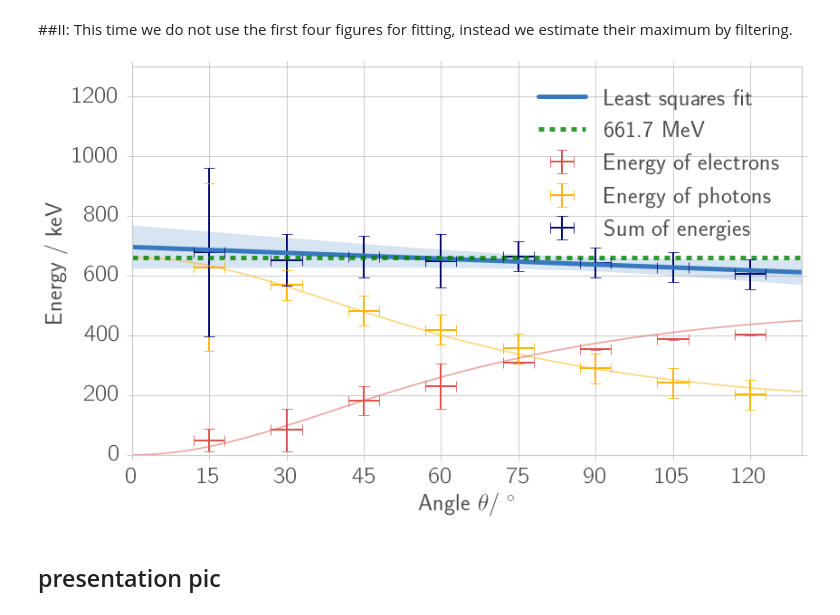
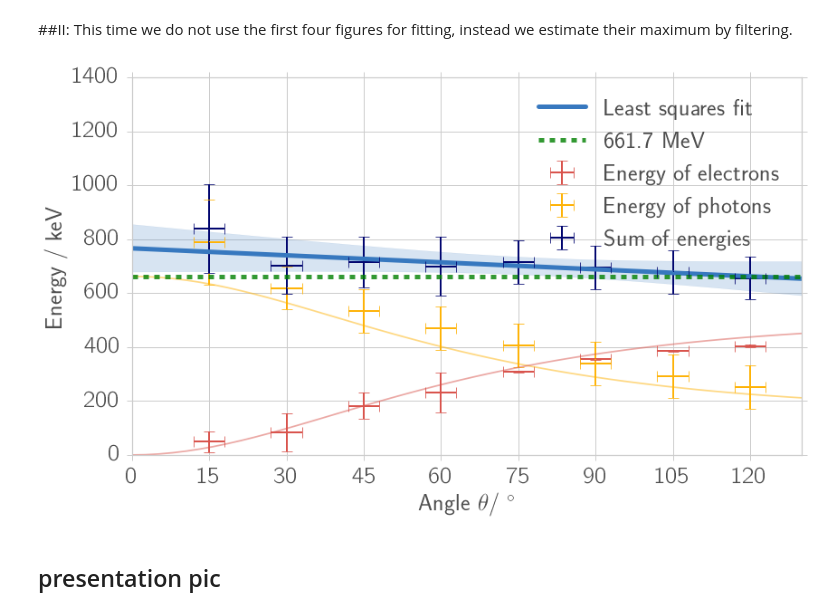
Before and after one commit to Bondzio/fp, a Jupyter notebook: compton/analysis/energy_conservation.ipynb, the cells around one changed output. Cells and saved outputs as stored; diff of their text form; code cells hidden in the pictures.

```diff
--- a/compton/analysis/energy_conservation.ipynb
+++ b/compton/analysis/energy_conservation.ipynb
@@ -715,7 +711,7 @@ measurement time in h:  0.5
 [figure]
 [figure]
 # %%
-c_na[0][1] = uc.ufloat(c_na[0][1].n-80, 200)
+#c_na[0][1] = uc.ufloat(c_na[0][1].n-80, 200)
 # %% [markdown]
 # Plot energy conservation
 # %% [markdown]
@@ -749,7 +745,8 @@ c_ps = np.array([i[1] for i in c_ps_filter[0:4]]+[i[1] for i in c_ps_gauss[4::]]
 
 E_peaks_ps = ucarray([linear(ci, *ps_cal) for ci in c_ps])
 
-E_offset = uc.ufloat(50,50)
+#E_offset = uc.ufloat(50,50)
+E_offset = uc.ufloat(0,80)
 
 E_peaks_na = ucarray([linear(16 * ci[1], *na_cal) for ci in c_na]) - E_offset
 theta = theta_na
@@ -796,34 +793,34 @@ ax1.plot(theta_fit,nom(fit),color=colors[0],label="Least squares fit", linewidth
 ax1.fill_between(theta_fit,
         un.nominal_values(fit) + un.std_devs(fit),
         un.nominal_values(fit) - un.std_devs(fit),
         facecolor=colors[0], color=colors[0], alpha=0.2)
 
 
 E_gamma = 662
 
 ax1.plot(theta_fit,E_photon(theta_fit, E_gamma),color=colors[3],alpha=0.5)
 ax1.plot(theta_fit,E_electron(theta_fit, E_gamma),color=colors[1],alpha=0.5)
 ax1.plot(theta_fit,theta_fit*0+661.7,"--",color="green",label="661.7 MeV", linewidth = 5 ,alpha=0.8)
 
 # sum
 ax1.errorbar(theta, un.nominal_values(E_sum), \
              xerr=angle_error, yerr=un.std_devs(E_sum), \
              fmt=',', elinewidth=2.0, capsize=6.2, capthick=0.8, \
             label='Sum of energies',color=colors[8])
 
 
 ax1.set_xlim(0, 130)
-ax1.set_ylim(0,1300)
+ax1.set_ylim(0,1400)
 ax1.set_xlabel("Angle $\\theta$/ $^\circ$")
 ax1.set_ylabel("Energy / keV")
 ax1.legend(loc=1)
 ax1.set_xticks(np.arange(0, 121, 15))
 ax1.grid(True)
 if save_fig:
     file_name = "energy_conservation"
     fig1.savefig(fig_dir + file_name + ".pdf")
     fig1.savefig(fig_dir + file_name + ".png")
 # %% [output]
-[figure, old version]
+[figure, new version]
 # %% [markdown]
 ## presentation pic
```
Also changed, not shown: parts of 4 cells of this notebook, 43 other files.
